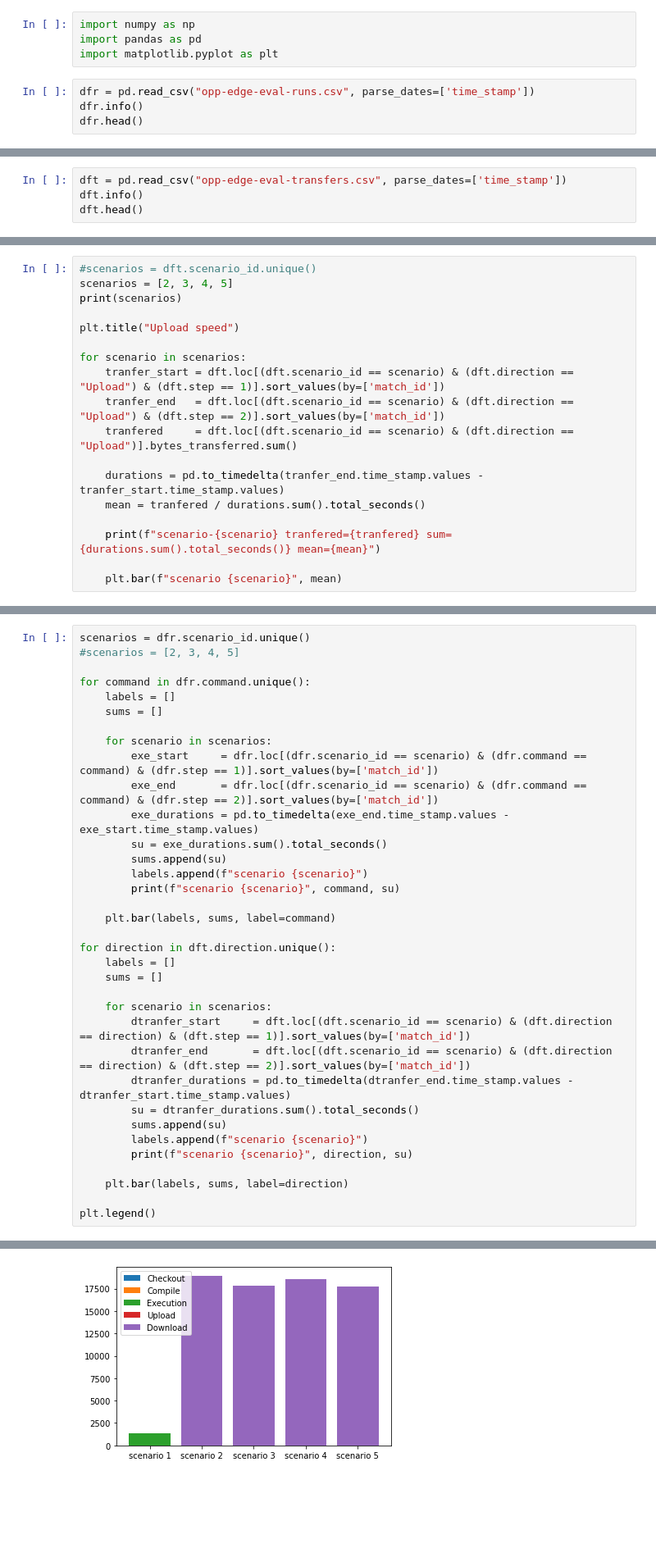
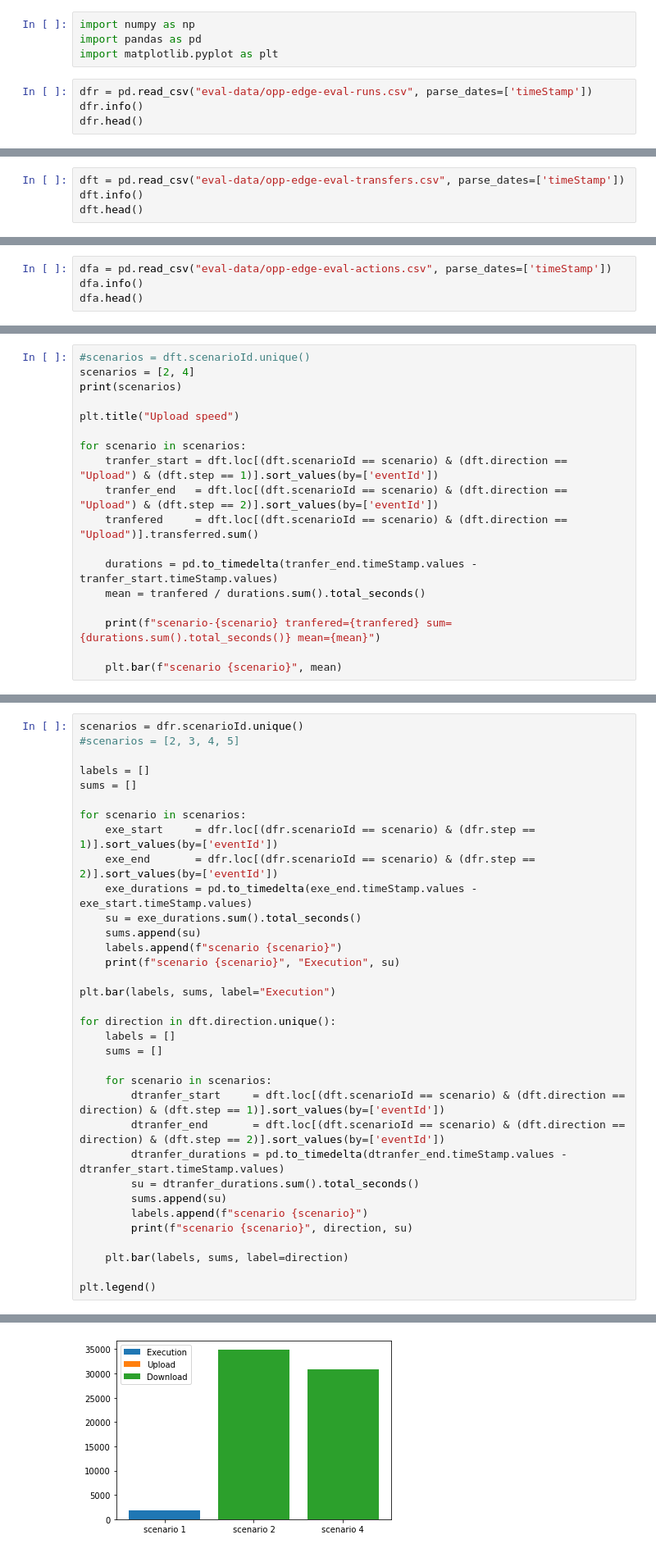
Before and after one commit to pzierahn/omnetpp_offload, a Jupyter notebook: evaluation/system-overhead-eval.ipynb, the cells around one changed output, grey strips where cells are left out. Shown at 82% size. Cells and saved outputs as stored; diff of their text form; blank space fills up the shorter version.

```diff
--- a/evaluation/system-overhead-eval.ipynb
+++ b/evaluation/system-overhead-eval.ipynb
@@ -3,7 +3,7 @@ import numpy as np
 import pandas as pd
 import matplotlib.pyplot as plt
 # %%
-dfr = pd.read_csv("opp-edge-eval-runs.csv", parse_dates=['time_stamp'])
+dfr = pd.read_csv("eval-data/opp-edge-eval-runs.csv", parse_dates=['timeStamp'])
 dfr.info()
 dfr.head()
 # %% [output]
@@ -34,5 +33,5 @@ memory usage: 206.4+ KB
 # %%
-dft = pd.read_csv("opp-edge-eval-transfers.csv", parse_dates=['time_stamp'])
+dft = pd.read_csv("eval-data/opp-edge-eval-transfers.csv", parse_dates=['timeStamp'])
 dft.info()
 dft.head()
 # %% [output]
@@ -61,0 +62,4 @@ memory usage: 187.6+ KB
+# %%
+dfa = pd.read_csv("eval-data/opp-edge-eval-actions.csv", parse_dates=['timeStamp'])
+dfa.info()
+dfa.head()
@@ -121,16 +176,16 @@ scenario-5 tranfered=497025024 sum=17730.131511 mean=28032.788346304107
 # %%
-#scenarios = dft.scenario_id.unique()
-scenarios = [2, 3, 4, 5]
+#scenarios = dft.scenarioId.unique()
+scenarios = [2, 4]
 print(scenarios)
 
 plt.title("Upload speed")
 
 for scenario in scenarios:
-    tranfer_start = dft.loc[(dft.scenario_id == scenario) & (dft.direction == "Upload") & (dft.step == 1)].sort_values(by=['match_id'])
-    tranfer_end   = dft.loc[(dft.scenario_id == scenario) & (dft.direction == "Upload") & (dft.step == 2)].sort_values(by=['match_id'])
-    tranfered     = dft.loc[(dft.scenario_id == scenario) & (dft.direction == "Upload")].bytes_transferred.sum()
+    tranfer_start = dft.loc[(dft.scenarioId == scenario) & (dft.direction == "Upload") & (dft.step == 1)].sort_values(by=['eventId'])
+    tranfer_end   = dft.loc[(dft.scenarioId == scenario) & (dft.direction == "Upload") & (dft.step == 2)].sort_values(by=['eventId'])
+    tranfered     = dft.loc[(dft.scenarioId == scenario) & (dft.direction == "Upload")].transferred.sum()
 
-    durations = pd.to_timedelta(tranfer_end.time_stamp.values - tranfer_start.time_stamp.values)
+    durations = pd.to_timedelta(tranfer_end.timeStamp.values - tranfer_start.timeStamp.values)
     mean = tranfered / durations.sum().total_seconds()
 
     print(f"scenario-{scenario} tranfered={tranfered} sum={durations.sum().total_seconds()} mean={mean}")
@@ -146,30 +199,29 @@ scenario-5 tranfered=1534252 sum=2.1903 mean=700475.7339177281
 # %%
-scenarios = dfr.scenario_id.unique()
+scenarios = dfr.scenarioId.unique()
 #scenarios = [2, 3, 4, 5]
 
-for command in dfr.command.unique():
-    labels = []
-    sums = []
+labels = []
+sums = []
 
-    for scenario in scenarios:
-        exe_start     = dfr.loc[(dfr.scenario_id == scenario) & (dfr.command == command) & (dfr.step == 1)].sort_values(by=['match_id'])
-        exe_end       = dfr.loc[(dfr.scenario_id == scenario) & (dfr.command == command) & (dfr.step == 2)].sort_values(by=['match_id'])
-        exe_durations = pd.to_timedelta(exe_end.time_stamp.values - exe_start.time_stamp.values)
-        su = exe_durations.sum().total_seconds()
-        sums.append(su)
-        labels.append(f"scenario {scenario}")
-        print(f"scenario {scenario}", command, su)
+for scenario in scenarios:
+    exe_start     = dfr.loc[(dfr.scenarioId == scenario) & (dfr.step == 1)].sort_values(by=['eventId'])
+    exe_end       = dfr.loc[(dfr.scenarioId == scenario) & (dfr.step == 2)].sort_values(by=['eventId'])
+    exe_durations = pd.to_timedelta(exe_end.timeStamp.values - exe_start.timeStamp.values)
+    su = exe_durations.sum().total_seconds()
+    sums.append(su)
+    labels.append(f"scenario {scenario}")
+    print(f"scenario {scenario}", "Execution", su)
 
-    plt.bar(labels, sums, label=command)
+plt.bar(labels, sums, label="Execution")
 
 for direction in dft.direction.unique():
     labels = []
     sums = []
 
     for scenario in scenarios:
-        dtranfer_start     = dft.loc[(dft.scenario_id == scenario) & (dft.direction == direction) & (dft.step == 1)].sort_values(by=['match_id'])
-        dtranfer_end       = dft.loc[(dft.scenario_id == scenario) & (dft.direction == direction) & (dft.step == 2)].sort_values(by=['match_id'])
-        dtranfer_durations = pd.to_timedelta(dtranfer_end.time_stamp.values - dtranfer_start.time_stamp.values)
+        dtranfer_start     = dft.loc[(dft.scenarioId == scenario) & (dft.direction == direction) & (dft.step == 1)].sort_values(by=['eventId'])
+        dtranfer_end       = dft.loc[(dft.scenarioId == scenario) & (dft.direction == direction) & (dft.step == 2)].sort_values(by=['eventId'])
+        dtranfer_durations = pd.to_timedelta(dtranfer_end.timeStamp.values - dtranfer_start.timeStamp.values)
         su = dtranfer_durations.sum().total_seconds()
         sums.append(su)
         labels.append(f"scenario {scenario}")
@@ -199,2 +243,2 @@ scenario 5 Download 17730.131511
 <matplotlib.legend.Legend at 0x...>
-[figure, old version]
+[figure, new version]
```
Also changed, not shown: parts of 9 cells of this notebook, 55 other files.
